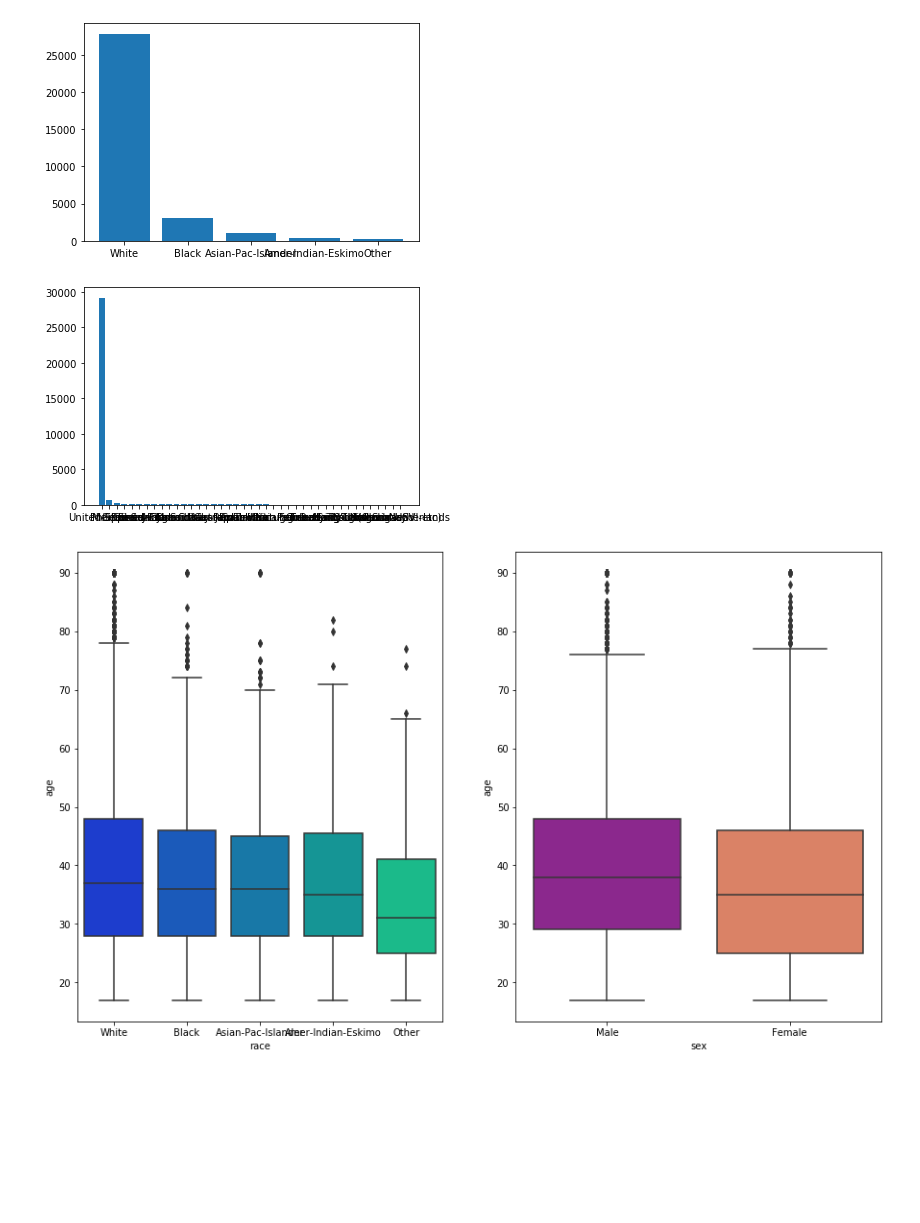
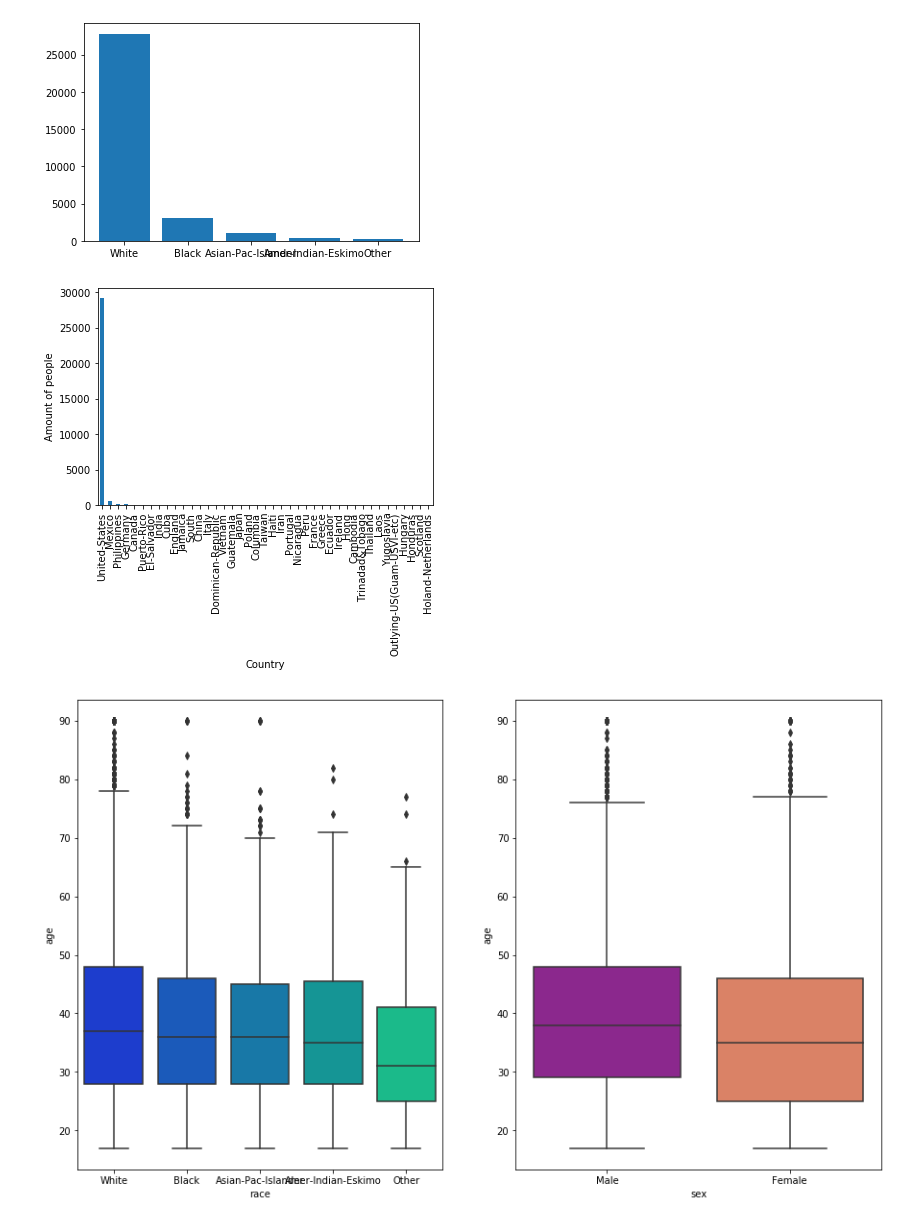
Before and after one commit to pvferrat/Projet_5, a Jupyter notebook: code.ipynb, the cells around one changed output. Drawn from its saved outputs; the diff is of its cells as text; code cells hidden in the pictures; blank space fills up the shorter version.

```diff
--- a/code.ipynb
+++ b/code.ipynb
@@ -12,0 +17,3 @@ data = pd.read_csv('adult.data', sep=' *, *', names=liste, index_col=False, engi
+# %%
+# suppression des doublons
+data = pd.DataFrame(data.drop_duplicates())
@@ -122,10 +152,11 @@ plt.bar(vals.index,vals);
 [figure]
 # %%
 # visualisation des country d'origines. USA en grosse majorité
-vals = data["native-country"].value_counts()
-plt.bar(vals.index,vals);
+data['native-country'].value_counts().plot(kind='bar')
+plt.xlabel('Country')
+plt.ylabel('Amount of people');
 # %% [output]
-[figure, old version]
+[figure, new version]
 # %%
 # race  en fontion de l'age et sex en fonciton de l'age
 fig, (ax1,ax2) = plt.subplots(1,2,figsize=(15, 9))
```
Also changed, not shown: parts of 41 cells of this notebook.
